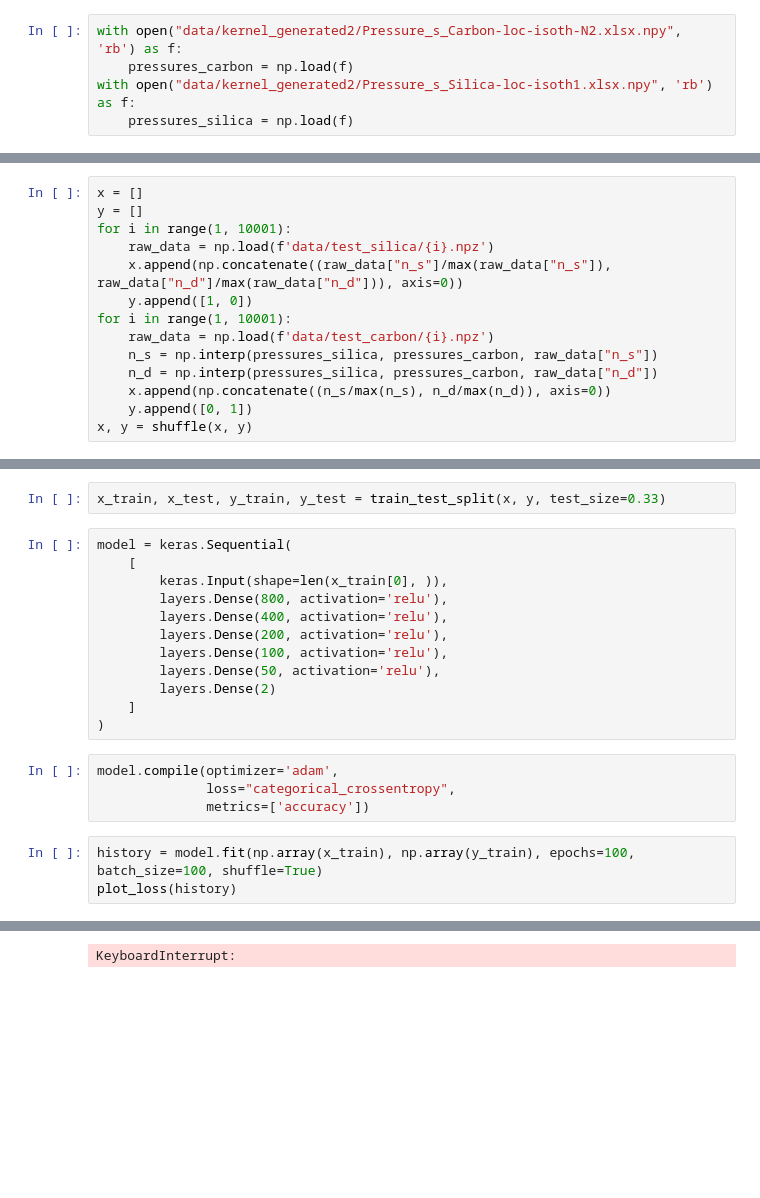
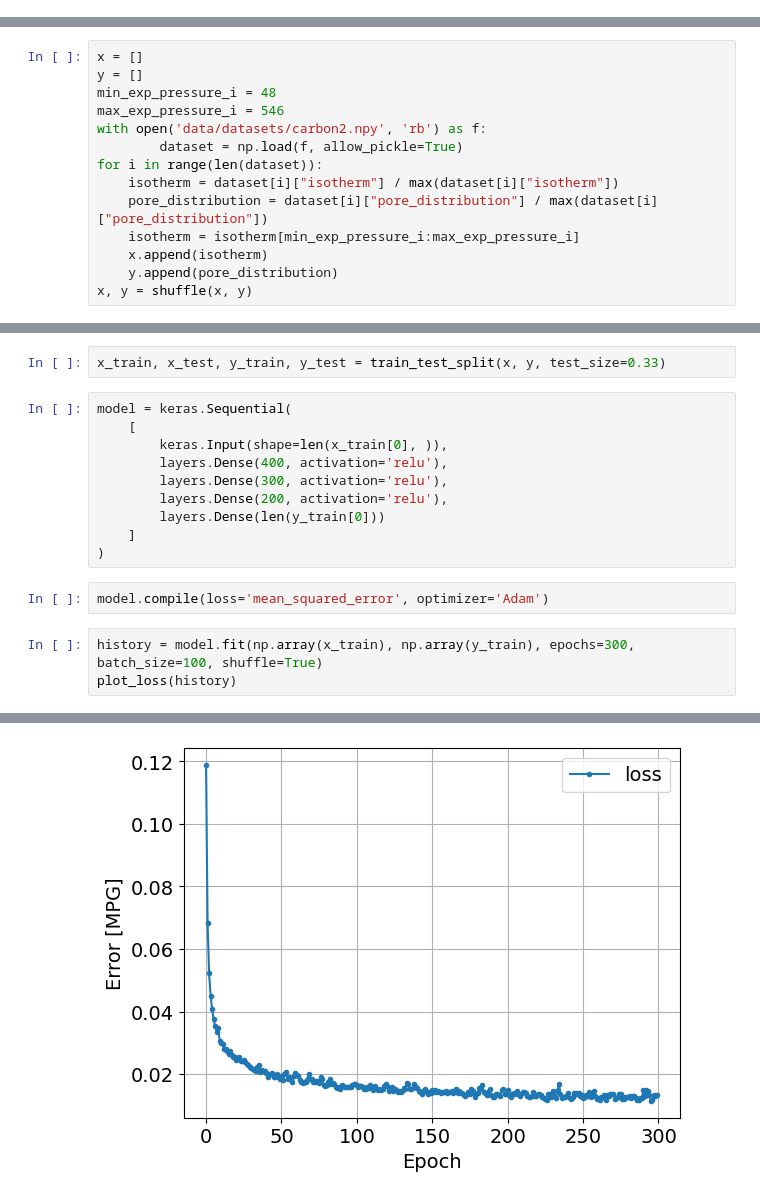
Before and after one commit to IDAnton/Isotherm, a Jupyter notebook: net_classification.ipynb, the cells around one changed output, grey strips where cells are left out. Drawn from its saved outputs; the diff is of its cells as text; blank space fills up the shorter version.

```diff
--- a/net_classification.ipynb
+++ b/net_classification.ipynb
@@ -14,8 +35,3 @@ def plot_loss(history):
     plt.ylabel('Error [MPG]')
     plt.legend()
     plt.grid(True)
-# %%
-with open("data/kernel_generated2/Pressure_s_Carbon-loc-isoth-N2.xlsx.npy", 'rb') as f:
-    pressures_carbon = np.load(f)
-with open("data/kernel_generated2/Pressure_s_Silica-loc-isoth1.xlsx.npy", 'rb') as f:
-    pressures_silica = np.load(f)
@@ -26,14 +38,14 @@ len(pressures_silica), len(pressures_carbon)
 # %%
 x = []
 y = []
-for i in range(1, 10001):
-    raw_data = np.load(f'data/test_silica/{i}.npz')
-    x.append(np.concatenate((raw_data["n_s"]/max(raw_data["n_s"]), raw_data["n_d"]/max(raw_data["n_d"])), axis=0))
-    y.append([1, 0])
-for i in range(1, 10001):
-    raw_data = np.load(f'data/test_carbon/{i}.npz')
-    n_s = np.interp(pressures_silica, pressures_carbon, raw_data["n_s"])
-    n_d = np.interp(pressures_silica, pressures_carbon, raw_data["n_d"])
-    x.append(np.concatenate((n_s/max(n_s), n_d/max(n_d)), axis=0))
-    y.append([0, 1])
+min_exp_pressure_i = 48
+max_exp_pressure_i = 546
+with open('data/datasets/carbon2.npy', 'rb') as f:
+        dataset = np.load(f, allow_pickle=True)
+for i in range(len(dataset)):
+    isotherm = dataset[i]["isotherm"] / max(dataset[i]["isotherm"])
+    pore_distribution = dataset[i]["pore_distribution"] / max(dataset[i]["pore_distribution"])
+    isotherm = isotherm[min_exp_pressure_i:max_exp_pressure_i]
+    x.append(isotherm)
+    y.append(pore_distribution)
 x, y = shuffle(x, y)
@@ -43,19 +59,15 @@ x_train, x_test, y_train, y_test = train_test_split(x, y, test_size=0.33)
 model = keras.Sequential(
     [
         keras.Input(shape=len(x_train[0], )),
-        layers.Dense(800, activation='relu'),
         layers.Dense(400, activation='relu'),
+        layers.Dense(300, activation='relu'),
         layers.Dense(200, activation='relu'),
-        layers.Dense(100, activation='relu'),
-        layers.Dense(50, activation='relu'),
-        layers.Dense(2)
+        layers.Dense(len(y_train[0]))
     ]
 )
 # %%
-model.compile(optimizer='adam',
-              loss="categorical_crossentropy",
-              metrics=['accuracy'])
+model.compile(loss='mean_squared_error', optimizer='Adam')
 # %%
-history = model.fit(np.array(x_train), np.array(y_train), epochs=100, batch_size=100, shuffle=True)
+history = model.fit(np.array(x_train), np.array(y_train), epochs=300, batch_size=100, shuffle=True)
 plot_loss(history)
 # %% [output]
@@ -79,2 +91,2 @@ Epoch 17/100
-KeyboardInterrupt:
+[figure, added]
 # %%
```
Also changed, not shown: parts of 8 cells of this notebook, 4 other files.
